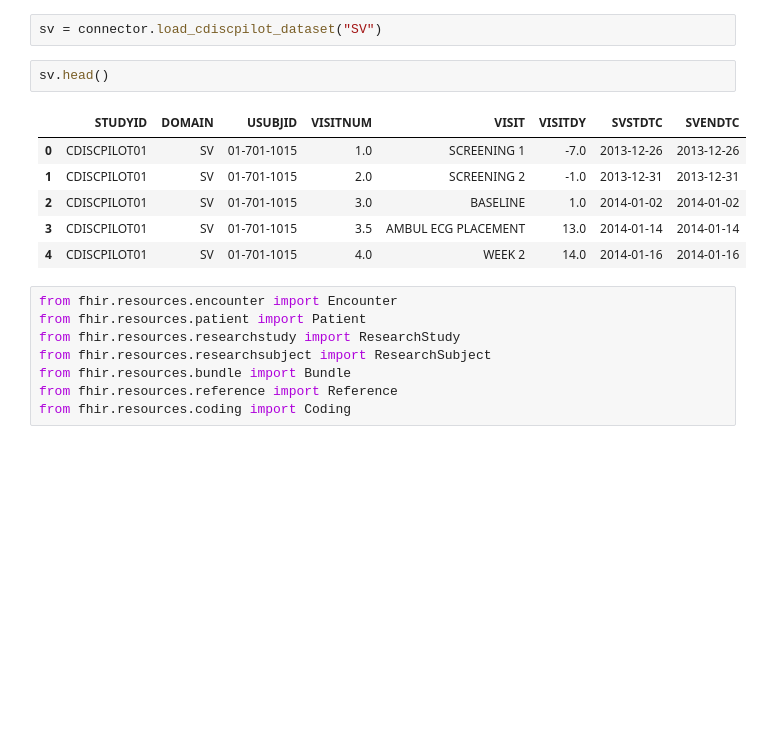
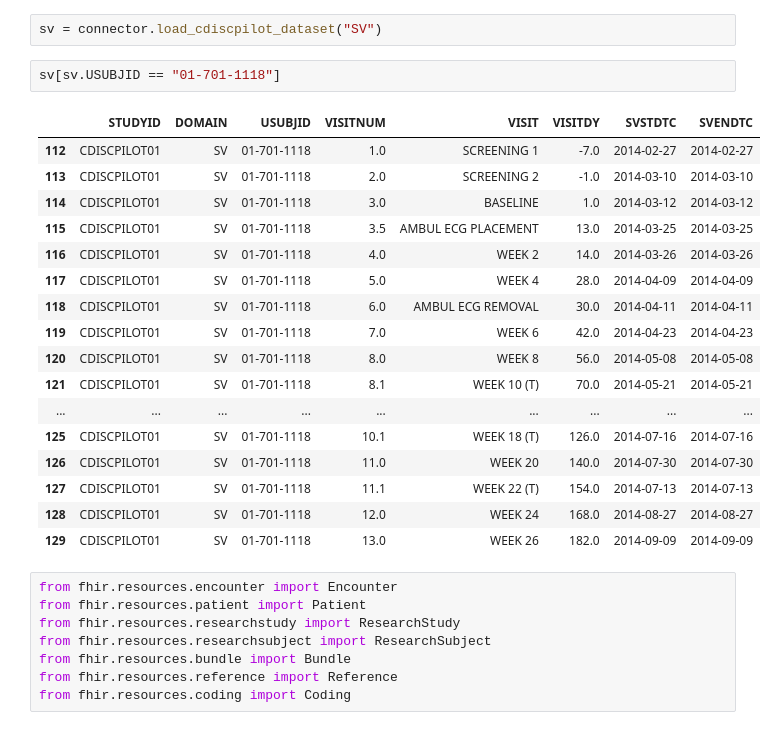
Before and after one commit to sween/soa-bridge-match, a Jupyter notebook: src/soa_bridge_match/workbook.ipynb, the cells around one changed output. Saved outputs shown, nothing was run; the diff lists cells and outputs as text; blank space fills up the shorter version.

```diff
--- a/src/soa_bridge_match/workbook.ipynb
+++ b/src/soa_bridge_match/workbook.ipynb
@@ -89,15 +83,26 @@ study
 ResearchStudy(resource_type='ResearchStudy', fhir_comments=None, id='H2Q-MC-LZZT-ResearchStudy', id__ext=None, implicitRules=None, implicitRules__ext=None, language=None, language__ext=None, meta=None ...
 # %%
 sv = connector.load_cdiscpilot_dataset("SV")
-# %%
-sv.head()
-# %% [output]
-|  | STUDYID | DOMAIN | USUBJID | VISITNUM | VISIT | VISITDY | SVSTDTC | SVENDTC |
-| 0 | CDISCPILOT01 | SV | 01-701-1015 | 1.0 | SCREENING 1 | -7.0 | 2013-12-26 | 2013-12-26 |
-| 1 | CDISCPILOT01 | SV | 01-701-1015 | 2.0 | SCREENING 2 | -1.0 | 2013-12-31 | 2013-12-31 |
-| 2 | CDISCPILOT01 | SV | 01-701-1015 | 3.0 | BASELINE | 1.0 | 2014-01-02 | 2014-01-02 |
-| 3 | CDISCPILOT01 | SV | 01-701-1015 | 3.5 | AMBUL ECG PLACEMENT | 13.0 | 2014-01-14 | 2014-01-14 |
-| 4 | CDISCPILOT01 | SV | 01-701-1015 | 4.0 | WEEK 2 | 14.0 | 2014-01-16 | 2014-01-16 |
+# %%
+sv[sv.USUBJID == "01-701-1118"]
+# %% [output]
+|  | STUDYID | DOMAIN | USUBJID | VISITNUM | VISIT | VISITDY | SVSTDTC | SVENDTC |
+| 112 | CDISCPILOT01 | SV | 01-701-1118 | 1.0 | SCREENING 1 | -7.0 | 2014-02-27 | 2014-02-27 |
+| 113 | CDISCPILOT01 | SV | 01-701-1118 | 2.0 | SCREENING 2 | -1.0 | 2014-03-10 | 2014-03-10 |
+| 114 | CDISCPILOT01 | SV | 01-701-1118 | 3.0 | BASELINE | 1.0 | 2014-03-12 | 2014-03-12 |
+| 115 | CDISCPILOT01 | SV | 01-701-1118 | 3.5 | AMBUL ECG PLACEMENT | 13.0 | 2014-03-25 | 2014-03-25 |
+| 116 | CDISCPILOT01 | SV | 01-701-1118 | 4.0 | WEEK 2 | 14.0 | 2014-03-26 | 2014-03-26 |
+| 117 | CDISCPILOT01 | SV | 01-701-1118 | 5.0 | WEEK 4 | 28.0 | 2014-04-09 | 2014-04-09 |
+| 118 | CDISCPILOT01 | SV | 01-701-1118 | 6.0 | AMBUL ECG REMOVAL | 30.0 | 2014-04-11 | 2014-04-11 |
+| 119 | CDISCPILOT01 | SV | 01-701-1118 | 7.0 | WEEK 6 | 42.0 | 2014-04-23 | 2014-04-23 |
+| 120 | CDISCPILOT01 | SV | 01-701-1118 | 8.0 | WEEK 8 | 56.0 | 2014-05-08 | 2014-05-08 |
+| 121 | CDISCPILOT01 | SV | 01-701-1118 | 8.1 | WEEK 10 (T) | 70.0 | 2014-05-21 | 2014-05-21 |
+| ... | ... | ... | ... | ... | ... | ... | ... | ... |
+| 125 | CDISCPILOT01 | SV | 01-701-1118 | 10.1 | WEEK 18 (T) | 126.0 | 2014-07-16 | 2014-07-16 |
+| 126 | CDISCPILOT01 | SV | 01-701-1118 | 11.0 | WEEK 20 | 140.0 | 2014-07-30 | 2014-07-30 |
+| 127 | CDISCPILOT01 | SV | 01-701-1118 | 11.1 | WEEK 22 (T) | 154.0 | 2014-07-13 | 2014-07-13 |
+| 128 | CDISCPILOT01 | SV | 01-701-1118 | 12.0 | WEEK 24 | 168.0 | 2014-08-27 | 2014-08-27 |
+| 129 | CDISCPILOT01 | SV | 01-701-1118 | 13.0 | WEEK 26 | 182.0 | 2014-09-09 | 2014-09-09 |
 # %%
 from fhir.resources.encounter import Encounter
 from fhir.resources.patient import Patient
```
Also changed, not shown: parts of 3 cells of this notebook, 31 other files.
